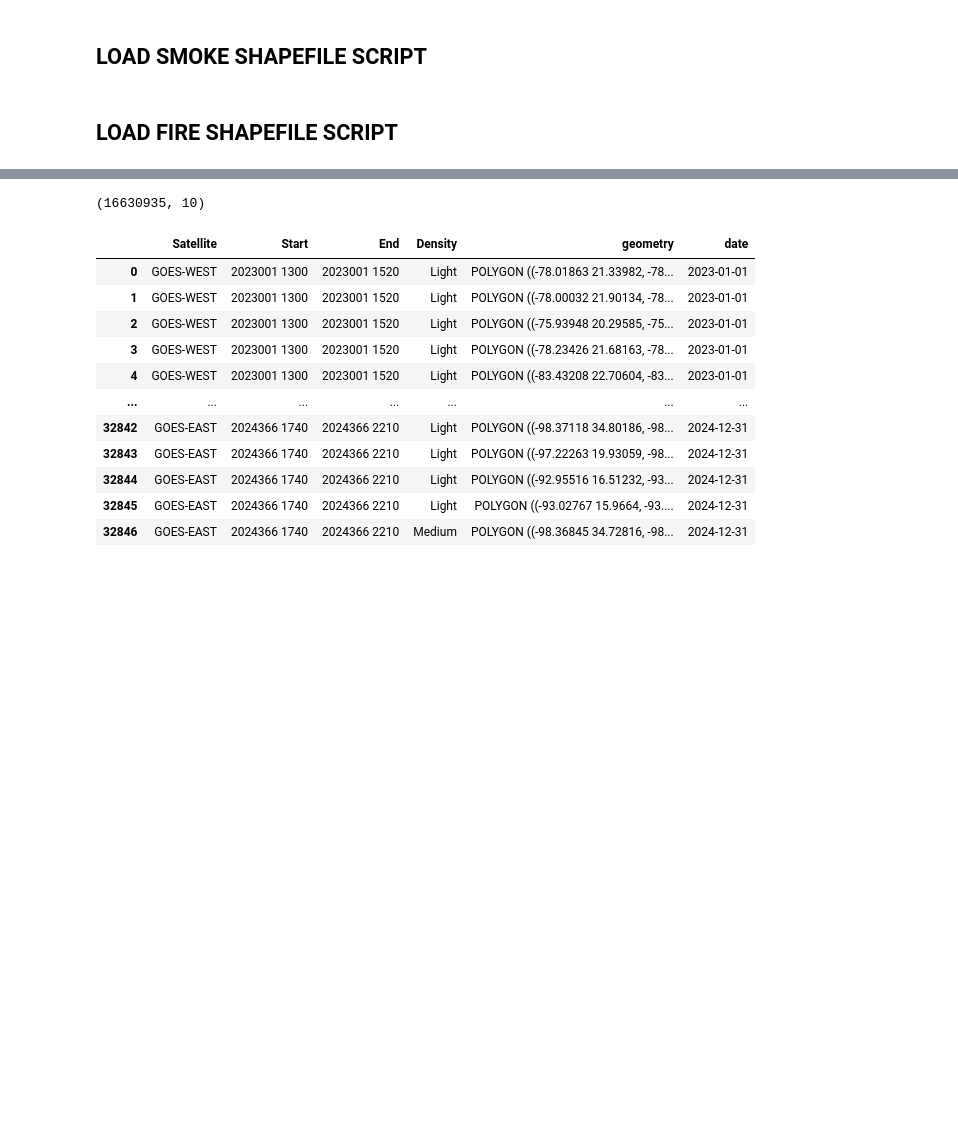
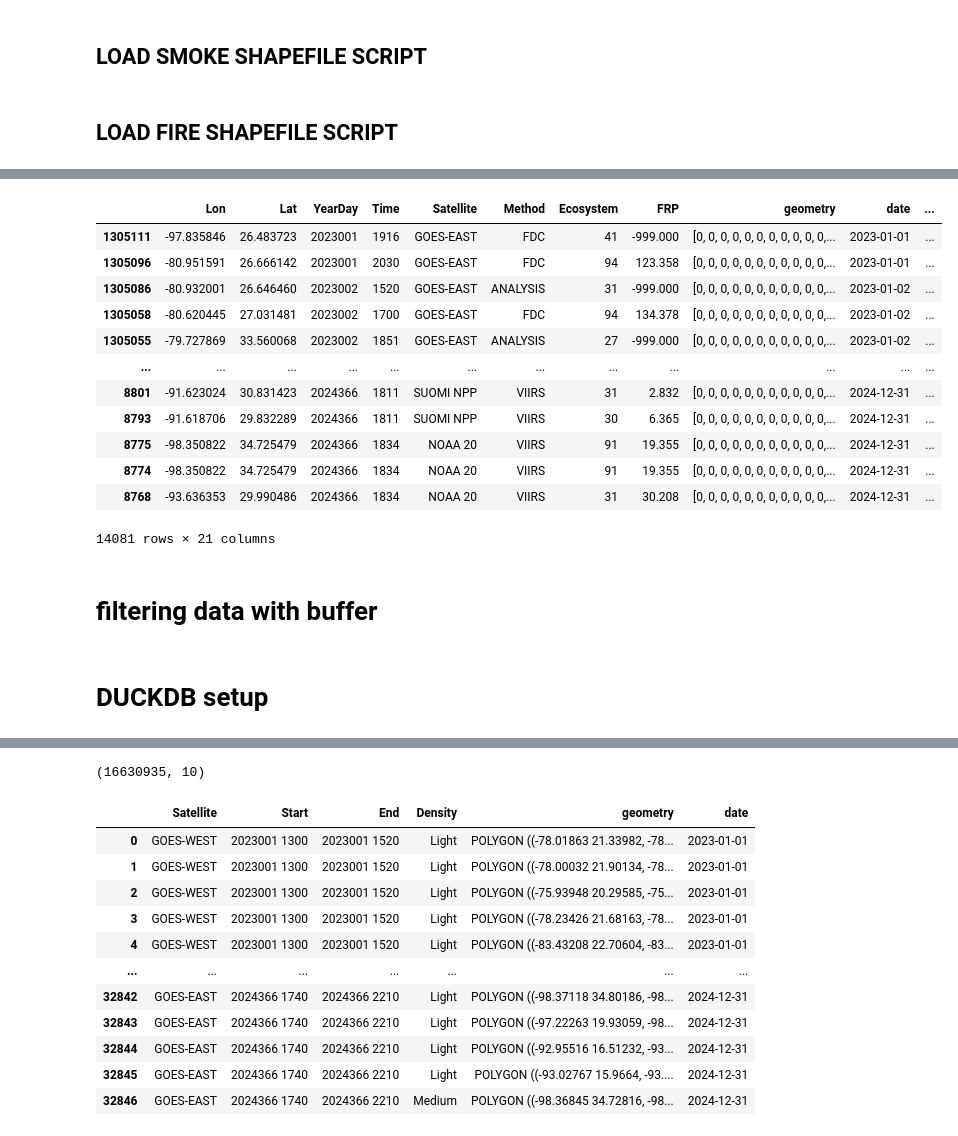
Before and after one commit to txchnothunder/Stats170BSeniorProject, a Jupyter notebook: Capstone.ipynb, the cells around one changed output, grey strips where cells are left out. Drawn from its saved outputs; the diff is of its cells as text; code cells hidden in the pictures; blank space fills up the shorter version.

```diff
--- a/Capstone.ipynb
+++ b/Capstone.ipynb
@@ -122,0 +258,17 @@ else:
+# %%
+df_unique_smoke = df_sorted.drop_duplicates(subset="__index_level_0___1")
+df_unique_smoke
+# %% [output]
+|  | Lon | Lat | YearDay | Time | Satellite | Method | Ecosystem | FRP | geometry | date | ... |
+| 1305111 | -97.835846 | 26.483723 | 2023001 | 1916 | GOES-EAST | FDC | 41 | -999.000 | [0, 0, 0, 0, 0, 0, 0, 0, 0, 0, 0,... | 2023-01-01 | ... |
+| 1305096 | -80.951591 | 26.666142 | 2023001 | 2030 | GOES-EAST | FDC | 94 | 123.358 | [0, 0, 0, 0, 0, 0, 0, 0, 0, 0, 0,... | 2023-01-01 | ... |
+| 1305086 | -80.932001 | 26.646460 | 2023002 | 1520 | GOES-EAST | ANALYSIS | 31 | -999.000 | [0, 0, 0, 0, 0, 0, 0, 0, 0, 0, 0,... | 2023-01-02 | ... |
+| 1305058 | -80.620445 | 27.031481 | 2023002 | 1700 | GOES-EAST | FDC | 94 | 134.378 | [0, 0, 0, 0, 0, 0, 0, 0, 0, 0, 0,... | 2023-01-02 | ... |
+| 1305055 | -79.727869 | 33.560068 | 2023002 | 1851 | GOES-EAST | ANALYSIS | 27 | -999.000 | [0, 0, 0, 0, 0, 0, 0, 0, 0, 0, 0,... | 2023-01-02 | ... |
+| ... | ... | ... | ... | ... | ... | ... | ... | ... | ... | ... | ... |
+| 8801 | -91.623024 | 30.831423 | 2024366 | 1811 | SUOMI NPP | VIIRS | 31 | 2.832 | [0, 0, 0, 0, 0, 0, 0, 0, 0, 0, 0,... | 2024-12-31 | ... |
+| 8793 | -91.618706 | 29.832289 | 2024366 | 1811 | SUOMI NPP | VIIRS | 30 | 6.365 | [0, 0, 0, 0, 0, 0, 0, 0, 0, 0, 0,... | 2024-12-31 | ... |
+| 8775 | -98.350822 | 34.725479 | 2024366 | 1834 | NOAA 20 | VIIRS | 91 | 19.355 | [0, 0, 0, 0, 0, 0, 0, 0, 0, 0, 0,... | 2024-12-31 | ... |
+| 8774 | -98.350822 | 34.725479 | 2024366 | 1834 | NOAA 20 | VIIRS | 91 | 19.355 | [0, 0, 0, 0, 0, 0, 0, 0, 0, 0, 0,... | 2024-12-31 | ... |
+| 8768 | -93.636353 | 29.990486 | 2024366 | 1834 | NOAA 20 | VIIRS | 31 | 30.208 | [0, 0, 0, 0, 0, 0, 0, 0, 0, 0, 0,... | 2024-12-31 | ... |
+14081 rows × 21 columns
@@ -122,0 +277,2 @@ else:
+# %% [markdown]
+# filtering data with buffer
@@ -122,0 +290,2 @@ else:
+# %% [markdown]
+# DUCKDB setup
```
Also changed, not shown: parts of 38 cells of this notebook.
